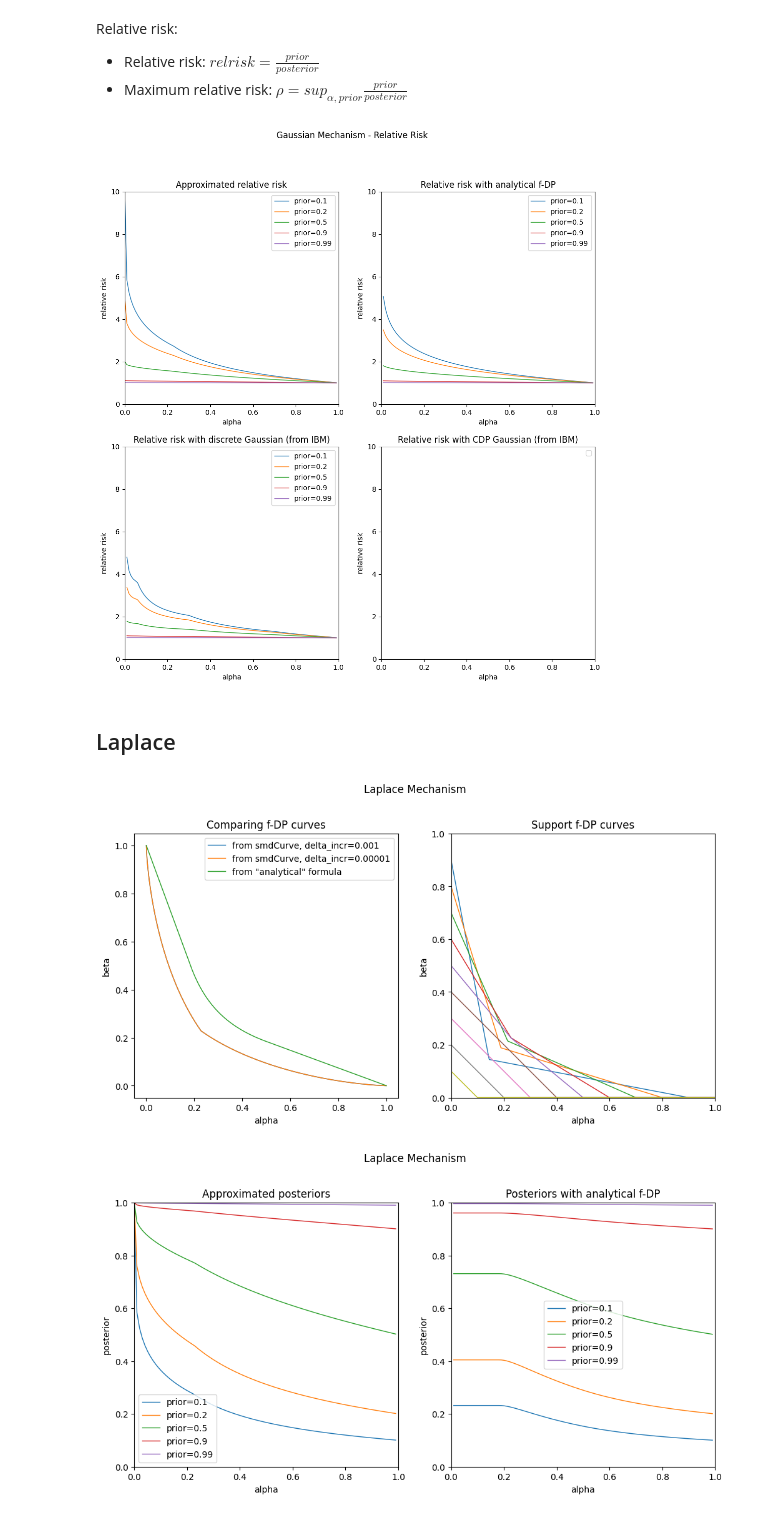
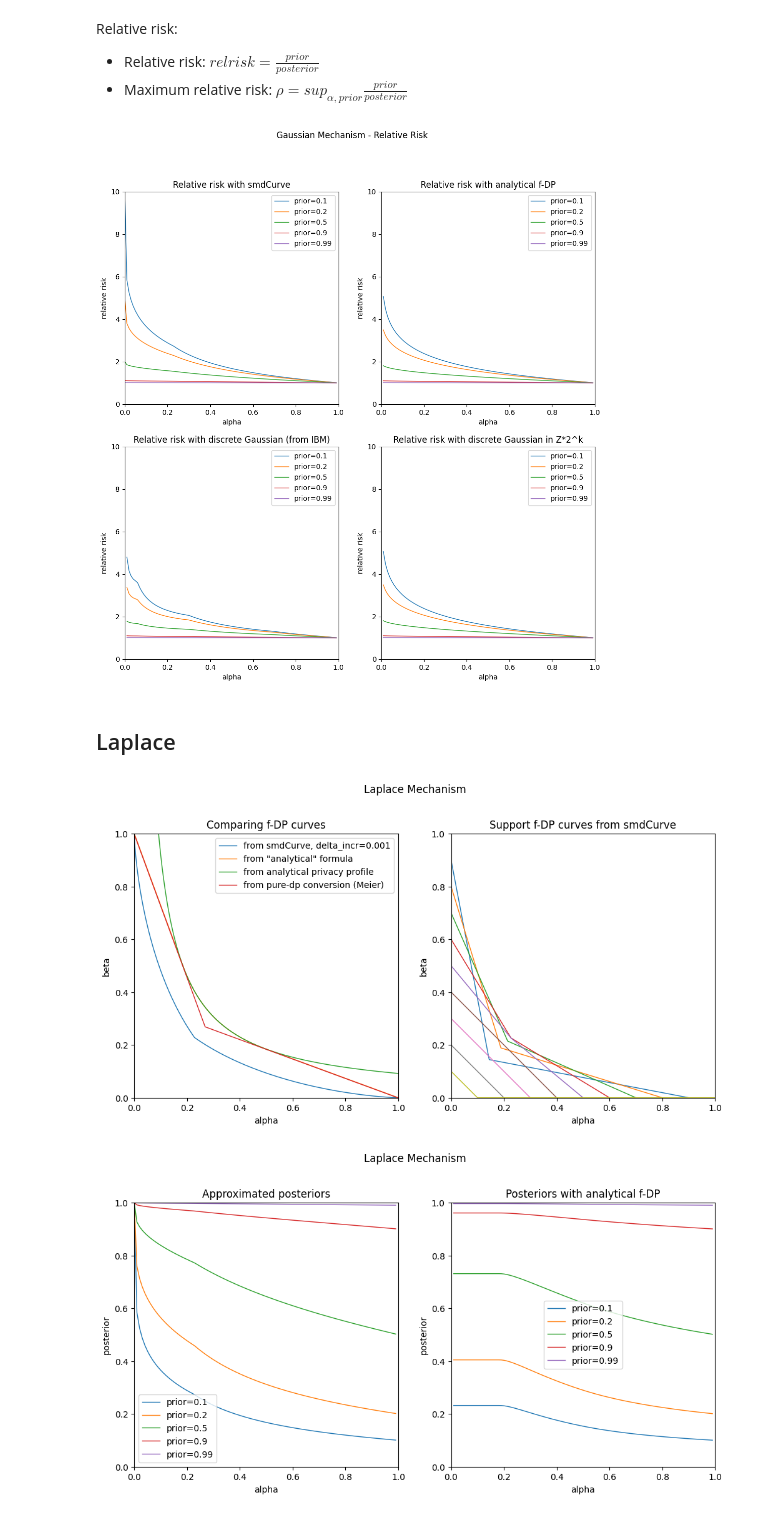
Before and after one commit to damienbfs/opendp-relative-risk, a Jupyter notebook: distances.ipynb, the cells around one changed output. Cells and saved outputs as stored; diff of their text form; code cells hidden in the pictures.

```diff
--- a/distances.ipynb
+++ b/distances.ipynb
@@ -52,6 +52,7 @@ count_sensitivity = count_transformation.map(d_in)
 # Add a Laplace measurement
 laplace_scale = 1.0
 count_laplace_measurement = count_transformation >> dp.m.then_laplace(scale=laplace_scale)
+epsilon_laplace = count_laplace_measurement.map(count_sensitivity)
 count_laplace_smooth_max_divergence_ms = dpf.combinators.make_zCDP_to_approxDP(dpf.combinators.make_pureDP_to_zCDP(count_laplace_measurement))
 laplace_smd_curve = count_laplace_smooth_max_divergence_ms.map(count_sensitivity)
 
@@ -312,7 +326,7 @@ import matplotlib.pyplot as plt
 fig, ((ax1, ax2), (ax3, ax4)) = plt.subplots(2, 2, figsize=(12, 12))
 fig.suptitle("Gaussian Mechanism - Relative Risk")
 
-ax1.set_title('Approximated relative risk')
+ax1.set_title('Relative risk with smdCurve')
 for i in range(0, len(rrisk_gaussian)):
     ax1.plot(alphas, rrisk_gaussian[i], label=f"prior={priors[i]}", marker='', linewidth=1)
 ax1.set_xlabel('alpha')
@@ -342,10 +356,9 @@ ax3.set_ylim(0, 10)
 ax3.legend()
 #ax3.set_aspect('equal')
 
-ax4.set_title('Relative risk with CDP Gaussian (from IBM)')
+ax4.set_title('Relative risk with discrete Gaussian in Z*2^k')
 for i in range(0, len(posteriors_gaussian)):
-    pass
-    #ax4.plot(alphas, posteriors_cdp_gaussian[i], label=f"prior={priors[i]}", marker='', linewidth=1)
+    ax4.plot(alphas, rrisk_discrete_gaussian_k4[i], label=f"prior={priors[i]}", marker='', linewidth=1)
 ax4.set_xlabel('alpha')
 ax4.set_ylabel('relative risk')
 ax4.set_xlim(0, 1)
@@ -355,13 +368,18 @@ ax4.legend()
 
 plt.show()
 # %% [output]
-[figure, old version]
+[figure, new version]
 # %% [markdown]
 ## Laplace
 # %%
-betas_laplace_001 = tradeoffCurve(smdCurveWrapper(laplace_smd_curve), deltas=np.arange(0.001, 1, 0.001))(alphas)
-betas_laplace_00001 = tradeoffCurve(smdCurveWrapper(laplace_smd_curve), deltas=np.arange(0.00001, 1, 0.00001))(alphas)
+from tradeoff import pure_dp_privacy_profile, get_laplace_privacy_profile
+
+betas_laplace_001 = tradeoffCurve(smdCurveWrapper(laplace_smd_curve), deltas=privacy_profile_deltas)(alphas)
 betas_laplace_analytical = [tradeoff_laplace(alpha, laplace_scale, count_sensitivity) for alpha in alphas]
+meier_epsilons = np.arange(0.5, 1.5, 0.001)
+betas_laplace_meier_conversion = tradeoffCurve((lambda e: pure_dp_privacy_profile(epsilon_laplace, e)), epsilons=meier_epsilons)(alphas)
+betas_laplace_support_curve = [support_tradeoff(alpha, epsilon_laplace, 0) for alpha in alphas]
+betas_laplace_privacy_profile = tradeoffCurve(get_laplace_privacy_profile(count_sensitivity, laplace_scale), epsilons=epsilons)(alphas)
 
 privacy_profile_laplace_approx_epsilons = [laplace_smd_curve.epsilon(delta) for delta in privacy_profile_deltas]
 #privacy_profile_gaussian_analytical_deltas = [get_gaussian_privacy_profile(count_sensitivity, gaussian_scale)(eps) for eps in epsilons]
@@ -370,36 +388,39 @@ import matplotlib.pyplot as plt
 
 alphas = np.arange(0, 1, 0.001)
 
 fig, (ax1, ax2) = plt.subplots(1, 2, figsize=(12, 6))
 fig.suptitle("Laplace Mechanism")
 
 # from smdCurve vs analytical
 ax1.plot(alphas, betas_laplace_001, label='from smdCurve, delta_incr=0.001', marker='', linewidth=1)
-ax1.plot(alphas, betas_laplace_00001, label='from smdCurve, delta_incr=0.00001', marker='', linewidth=1)
 ax1.plot(alphas, betas_laplace_analytical, label='from \"analytical\" formula', marker='', linewidth=1)
+ax1.plot(alphas, betas_laplace_privacy_profile, label='from analytical privacy profile', marker='', linewidth=1)
+ax1.plot(alphas, betas_laplace_meier_conversion, label='from pure-dp conversion (Meier)', marker='', linewidth=1)
 ax1.set_xlabel('alpha')
 ax1.set_ylabel('beta')
+ax1.set_xlim(0, 1)
+ax1.set_ylim(0, 1)
 ax1.set_title('Comparing f-DP curves')
 ax1.legend()
 ax1.set_aspect('equal')
 
 # Support lines
 for delta in np.arange(0.1, 1, 0.1):
     betas_eps_delta = [support_tradeoff(alpha, laplace_smd_curve.epsilon(delta), delta) for alpha in alphas]
     ax2.plot(alphas, betas_eps_delta, label=f"f-eps-delta({delta})", marker="", linewidth=1)
 ax2.set_xlabel('alpha')
 ax2.set_ylabel('beta')
 ax2.set_xlim(0, 1)
 ax2.set_ylim(0, 1)
-ax2.set_title('Support f-DP curves')
+ax2.set_title('Support f-DP curves from smdCurve')
 #ax2.legend()
 ax2.set_aspect('equal')
 
 # TODO shift f-dp curves
 
 plt.show()
 # %% [output]
-[figure, old version]
+[figure, new version]
 # %%
 alphas = np.arange(0, 1, 0.01)
 deltas = np.arange(0.001, 1, 0.001)
```
Also changed, not shown: parts of 9 cells of this notebook, 1 other file.
